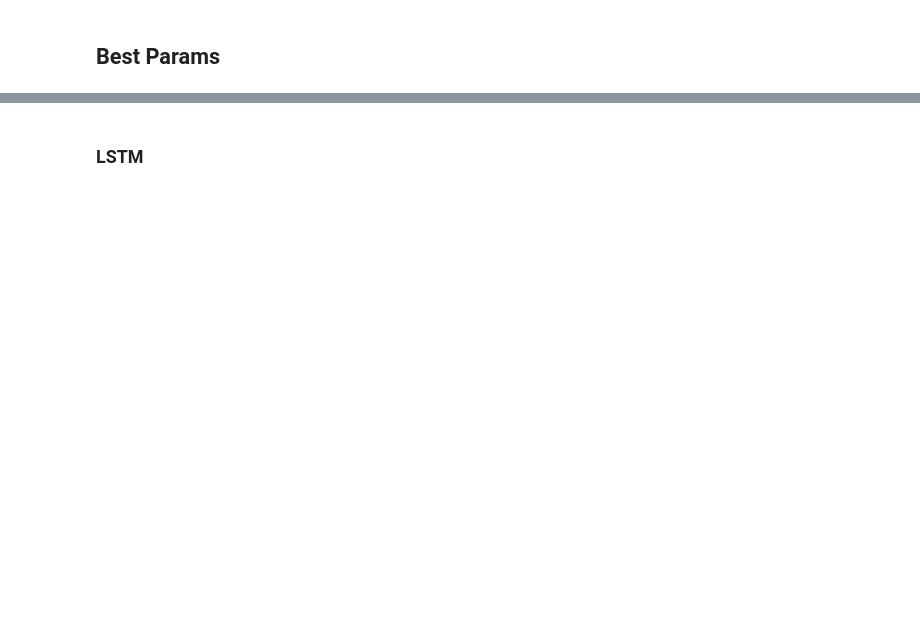
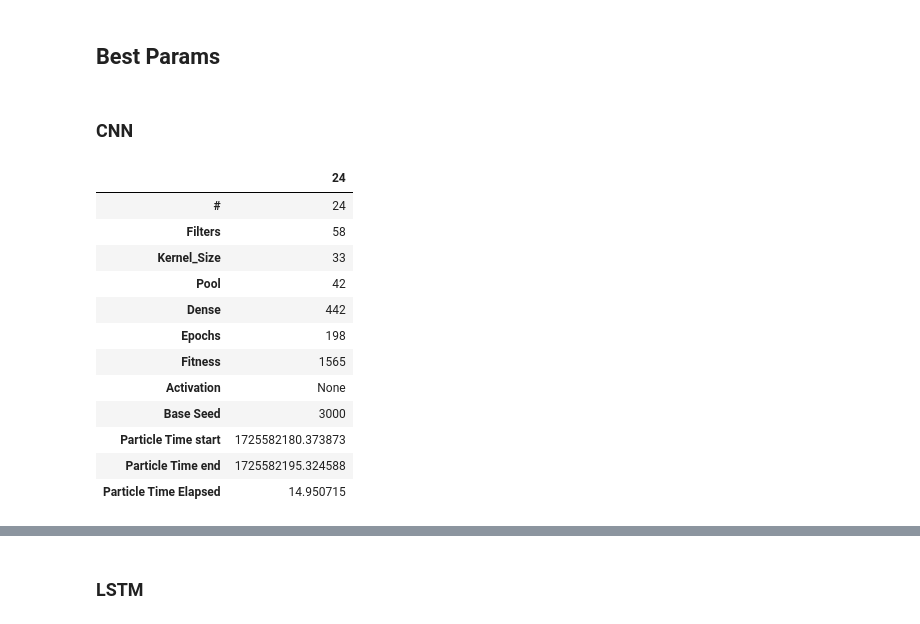
Before and after one commit to eduardoalba0/ifpr_electricity_ml, a Jupyter notebook: Optimization.ipynb, the cells around one changed output, grey strips where cells are left out. Drawn from its saved outputs; the diff is of its cells as text; code cells hidden in the pictures; blank space fills up the shorter version.

```diff
--- a/Optimization.ipynb
+++ b/Optimization.ipynb
@@ -1904,14 +1889,35 @@ for model in ["LSTM", "RF", "SVR", "XGB"]:
 ## Best Params
 # %%
 best = {}
-for model in ["LSTM", "RF", "SVR", "XGB"]:
+for model in ["CNN", "ESN", "LSTM", "RF", "SVR", "XGB"]:
     df = pandas.DataFrame()
     for optimizer in ["GA", "PSO"]:
         for seed in ["1000", "2000", "3000"]:
-            df = pandas.concat([df,
-                                pandas.read_csv(f'params/{optimizer}-{model} ITERS SEED {seed}.csv', sep=";",
-                                                decimal=",",
-                                                header=0)], axis=0)
+            try:
+                new_df = pandas.read_csv(f'params/{optimizer}-{model} ITERS SEED {seed}.csv', sep=";", decimal=",",
+                                         header=0)
+                df = pandas.concat([df, new_df], axis=0)
+            except Exception as e:
+                continue
+
     df = df.sort_values(by=["Fitness"])
     df[df.isnull()] = None
     best[f"{model}"] = df[:1]
+# %% [markdown]
+### CNN
+# %%
+best["CNN"].transpose()
+# %% [output]
+|  | 24 |
+| # | 24 |
+| Filters | 58 |
+| Kernel_Size | 33 |
+| Pool | 42 |
+| Dense | 442 |
+| Epochs | 198 |
+| Fitness | 1565 |
+| Activation | None |
+| Base Seed | 3000 |
+| Particle Time start | 1725582180.373873 |
+| Particle Time end | 1725582195.324588 |
+| Particle Time Elapsed | 14.950715 |
```
Also changed, not shown: parts of 8 cells of this notebook, 8 other files.
